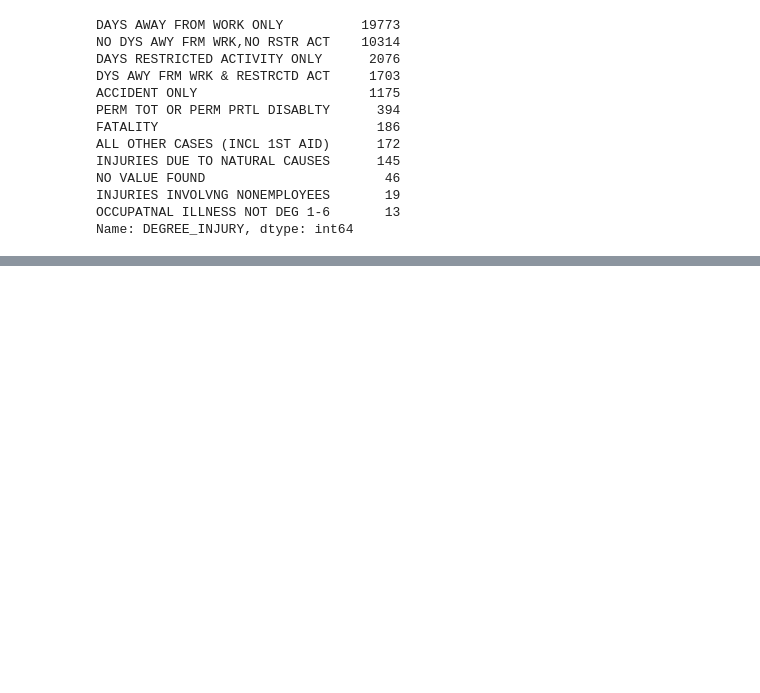
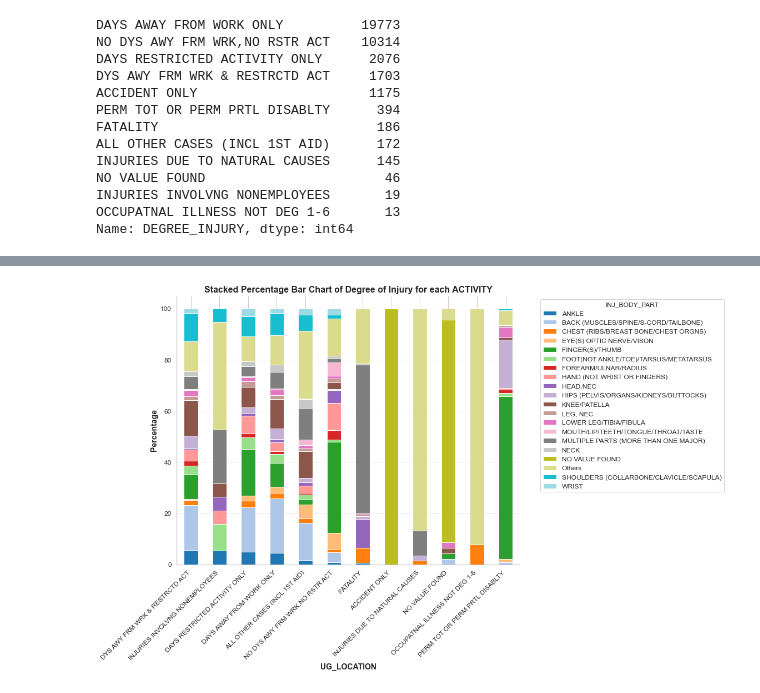
Before and after one commit to SrijanWMXJ/Trilytic, a Jupyter notebook: iim_draft.ipynb, the cells around one changed output, grey strips where cells are left out. Saved outputs shown, nothing was run; the diff lists cells and outputs as text; code cells hidden in the pictures; blank space fills up the shorter version.

Commit message:
final_model_copy1 is final for sending

```diff
--- a/iim_draft.ipynb
+++ b/iim_draft.ipynb
@@ -419,0 +559,16 @@ Name: DEGREE_INJURY, dtype: int64
+# %%
+
+# Get the value counts of each category in the 'ACTIVITY' column
+activity_counts = df['INJ_BODY_PART'].value_counts()
+
+# Determine the top 10 most common categories
+top_n_categories = activity_counts.nlargest(19).index
+
+# Create a new column 'ACTIVITY_GROUPED' and copy the 'ACTIVITY' values initially
+df['INJ_BODY_PART_GROUPED'] = df['INJ_BODY_PART']
+
+# Replace the least common categories with 'Others' in the new column
+df.loc[df['INJ_BODY_PART_GROUPED'].isin(top_n_categories) == False, 'INJ_BODY_PART_GROUPED'] = 'Others'
+
+# Check the updated value counts for the new column
+print(df['INJ_BODY_PART_GROUPED'].value_counts())
@@ -419,0 +593,36 @@ Name: DEGREE_INJURY, dtype: int64
+# %%
+percentage_df = pd.crosstab(df["DEGREE_INJURY"], df["INJ_BODY_PART_GROUPED"], normalize="index") * 100
+
+# Sort the DataFrame by a particular value of the second column (Category2)
+sort_by_category2 = "ANKLE"  # Replace 'your_category2_value' with the value you want to sort by
+percentage_df_sorted = percentage_df.sort_values(by=sort_by_category2, ascending=False)
+
+# Plot the stacked percentage bar chart
+ax = percentage_df_sorted.plot(kind="bar", stacked=True, figsize=(16, 10), color=sns.color_palette("tab20"))
+
+# Set plot labels and title
+plt.xlabel("UG_LOCATION", fontsize=14, fontweight='bold')
+plt.ylabel("Percentage", fontsize=14, fontweight='bold')
+plt.title("Stacked Percentage Bar Chart of Degree of Injury for each ACTIVITY", fontsize=16, fontweight='bold')
+
+# Show the legend
+plt.legend(title="INJ_BODY_PART", bbox_to_anchor=(1.05, 1), loc='upper left', fontsize=12)
+
+# Customize tick labels and font size
+plt.xticks(fontsize=15)
+plt.yticks(fontsize=12)
+
+# Customize tick labels and font size
+plt.xticks(fontsize=12, rotation=45, ha='right')  # Use 'rotation' parameter to set the rotation angle
+
+# Add gridlines to the plot
+plt.grid(axis="y", linestyle='--', alpha=0.7)
+
+# Remove the top and right spines
+sns.despine(right=True, top=True)
+
+# Show the plot
+plt.tight_layout()
+plt.show()
+# %% [output]
+[figure, added]
```
Also changed, not shown: parts of 11 cells of this notebook, 2 other files.
